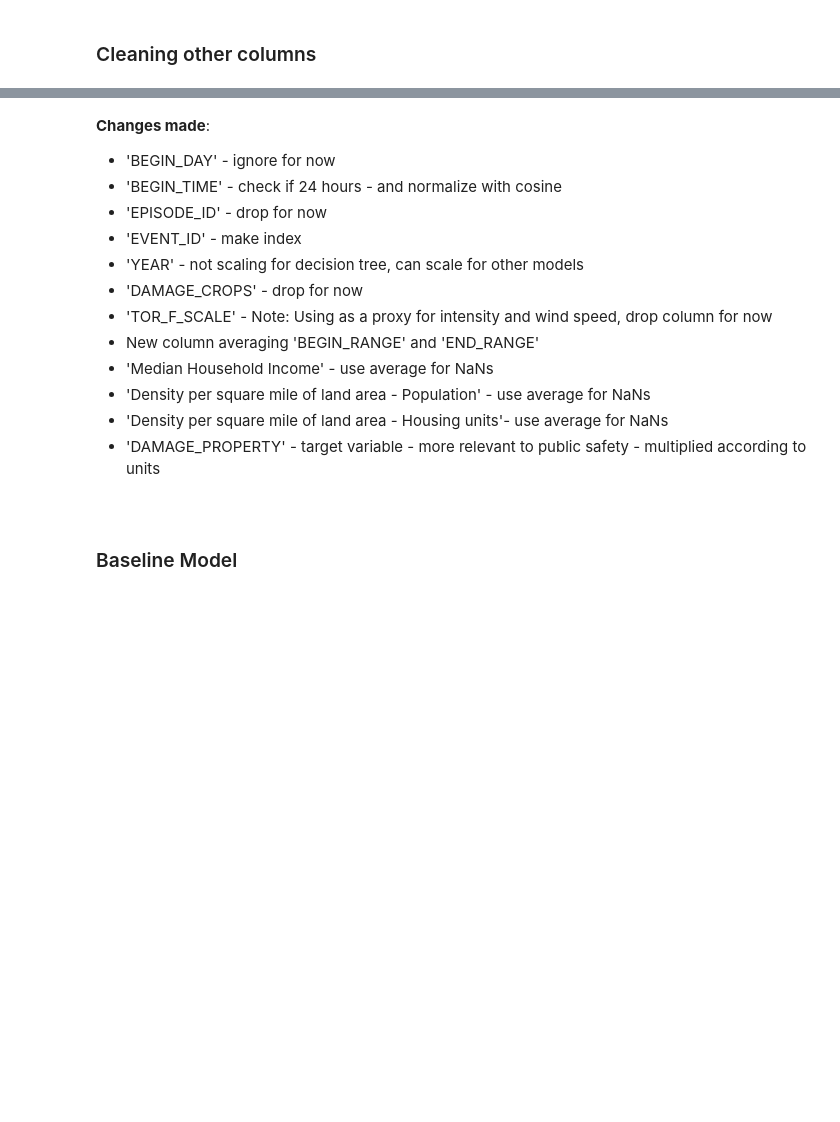
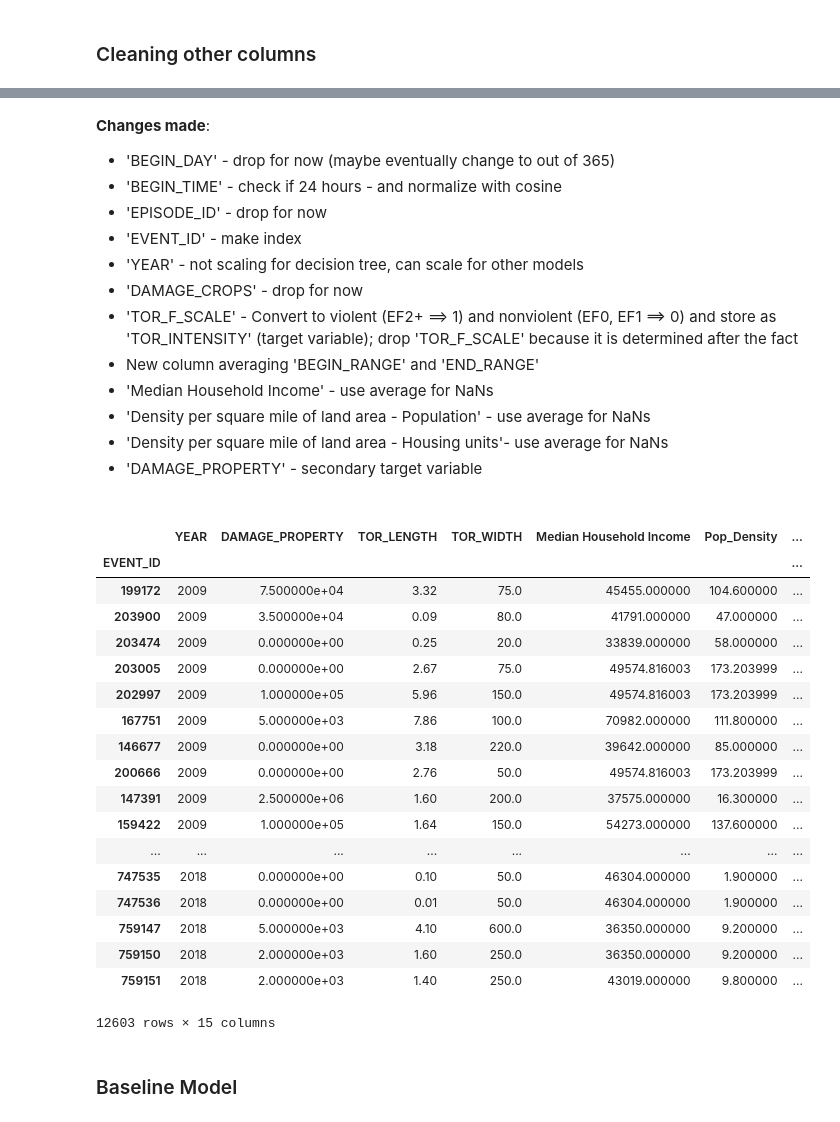
Before and after one commit to zaneddennis/tornado-damage, a Jupyter notebook: SG-Draft-Data-Cleaning_v2.ipynb, the cells around one changed output, grey strips where cells are left out. Saved outputs shown, nothing was run; the diff lists cells and outputs as text; code cells hidden in the pictures; blank space fills up the shorter version.

```diff
--- a/SG-Draft-Data-Cleaning_v2.ipynb
+++ b/SG-Draft-Data-Cleaning_v2.ipynb
@@ -93,8 +120,3 @@ plt.show()
-# %%
-# Drop EPISODE_ID, DAMAGE_CROPS, TOR_F_SCALE
-# TOR_F_SCALE can be used as a proxy for intensity and wind speed. However, it is not included in the baseline
-# model as it is assigned after the tornado occurs and we want to avoid potential data leakage.
-data = data.drop(columns = ['EPISODE_ID','DAMAGE_CROPS','TOR_F_SCALE'])
 # %%
 data = data.set_index('EVENT_ID')
 # %%
@@ -165,6 +188,10 @@ data['DAMAGE_PROPERTY'] = data['DAMAGE_PROPERTY'].fillna(mean_DAMAGE_PROPERTY)
 # %%
 # Calculating average of begin range and end range, which is a proxy for distance from population center
 data['AVG_RANGE'] = data.loc[: , ['BEGIN_RANGE','END_RANGE']].mean(axis = 1)
+data['MIN_RANGE'] = data.loc[: , ['BEGIN_RANGE','END_RANGE']].min(axis = 1)
+# %%
+data["AVG_LAT"] = (data.BEGIN_LAT + data.END_LAT)/2
+data["AVG_LON"] = (data.BEGIN_LON + data.END_LON)/2
 # %%
 # Calculating mean of Median_Household_Income for filling NaN values
 # Step 1: Remove commas from Median_Household_Income, converting it to float
@@ -218,21 +242,45 @@ AVG_RANGE                  0
 dtype: int64
+# %%
+# Final dropping of columns used to calculate new columns but not ultimately wanted or needed beyond that
+data = data.drop(columns=["BEGIN_TIME", "TOR_F_SCALE", "BEGIN_RANGE", "END_RANGE", "BEGIN_LAT", "BEGIN_LON", "END_LAT", "END_LON"])
 # %% [markdown]
 __Changes made__:
-- 'BEGIN_DAY' - ignore for now
+- 'BEGIN_DAY' - drop for now (maybe eventually change to out of 365)
 - 'BEGIN_TIME' - check if 24 hours - and normalize with cosine
 - 'EPISODE_ID' - drop for now
 - 'EVENT_ID' - make index
 - 'YEAR' - not scaling for decision tree, can scale for other models
 - 'DAMAGE_CROPS' - drop for now
-- 'TOR_F_SCALE' - Note: Using as a proxy for intensity and wind speed, drop column for now
+- 'TOR_F_SCALE' - Convert to violent (EF2+ ==> 1) and nonviolent (EF0, EF1 ==> 0) and store as 'TOR_INTENSITY' (target variable); drop 'TOR_F_SCALE' because it is determined after the fact
 -  New column averaging 'BEGIN_RANGE' and 'END_RANGE'
 - 'Median Household Income' - use average for NaNs
 - 'Density per square mile of land area - Population' - use average for NaNs
 - 'Density per square mile of land area - Housing units'- use average for NaNs
-- 'DAMAGE_PROPERTY' - target variable - more relevant to public safety - multiplied according to units
+- 'DAMAGE_PROPERTY' - secondary target variable
 <br><br>
 # %%
 data.to_csv('Cleaned-Tornadoes_v2.csv')
+data
+# %% [output]
+|  | YEAR | DAMAGE_PROPERTY | TOR_LENGTH | TOR_WIDTH | Median Household Income | Pop_Density | ... |
+| EVENT_ID |  |  |  |  |  |  | ... |
+| 199172 | 2009 | 7.500000e+04 | 3.32 | 75.0 | 45455.000000 | 104.600000 | ... |
+| 203900 | 2009 | 3.500000e+04 | 0.09 | 80.0 | 41791.000000 | 47.000000 | ... |
+| 203474 | 2009 | 0.000000e+00 | 0.25 | 20.0 | 33839.000000 | 58.000000 | ... |
+| 203005 | 2009 | 0.000000e+00 | 2.67 | 75.0 | 49574.816003 | 173.203999 | ... |
+| 202997 | 2009 | 1.000000e+05 | 5.96 | 150.0 | 49574.816003 | 173.203999 | ... |
+| 167751 | 2009 | 5.000000e+03 | 7.86 | 100.0 | 70982.000000 | 111.800000 | ... |
+| 146677 | 2009 | 0.000000e+00 | 3.18 | 220.0 | 39642.000000 | 85.000000 | ... |
+| 200666 | 2009 | 0.000000e+00 | 2.76 | 50.0 | 49574.816003 | 173.203999 | ... |
+| 147391 | 2009 | 2.500000e+06 | 1.60 | 200.0 | 37575.000000 | 16.300000 | ... |
+| 159422 | 2009 | 1.000000e+05 | 1.64 | 150.0 | 54273.000000 | 137.600000 | ... |
+| ... | ... | ... | ... | ... | ... | ... | ... |
+| 747535 | 2018 | 0.000000e+00 | 0.10 | 50.0 | 46304.000000 | 1.900000 | ... |
+| 747536 | 2018 | 0.000000e+00 | 0.01 | 50.0 | 46304.000000 | 1.900000 | ... |
+| 759147 | 2018 | 5.000000e+03 | 4.10 | 600.0 | 36350.000000 | 9.200000 | ... |
+| 759150 | 2018 | 2.000000e+03 | 1.60 | 250.0 | 36350.000000 | 9.200000 | ... |
+| 759151 | 2018 | 2.000000e+03 | 1.40 | 250.0 | 43019.000000 | 9.800000 | ... |
+12603 rows × 15 columns
 # %% [markdown]
 ### Baseline Model
 # %%
```
Also changed, not shown: parts of 8 cells of this notebook, 3 other files.
